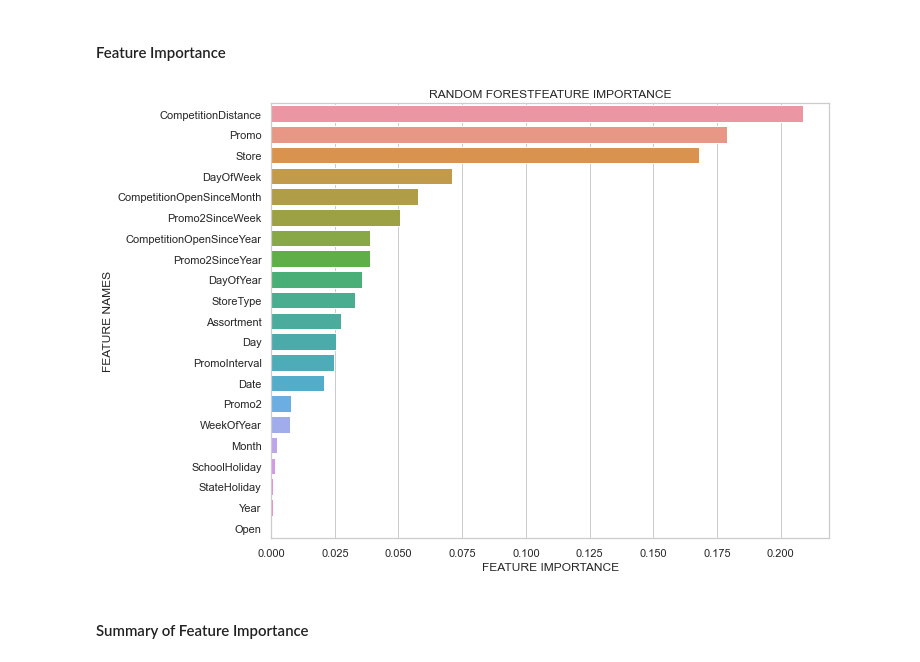
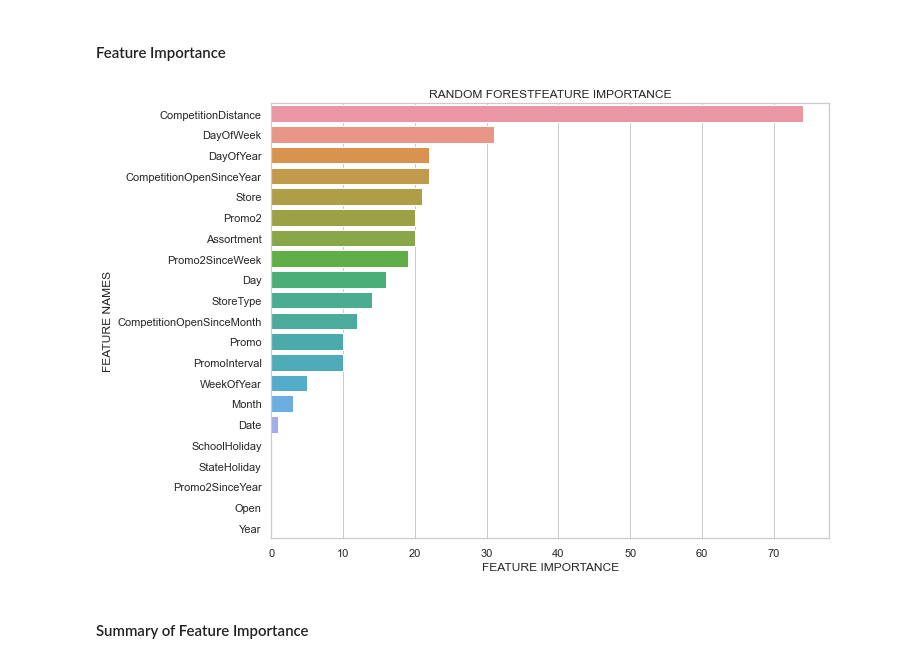
Before and after one commit to bkget/Pharmaceutical-Sales-Prediction, a Jupyter notebook: notebooks/3.ml_prediction.ipynb, the cells around one changed output. Cells and saved outputs as stored; diff of their text form; code cells hidden in the pictures.

```diff
--- a/notebooks/3.ml_prediction.ipynb
+++ b/notebooks/3.ml_prediction.ipynb
@@ -167,0 +227,4 @@ except Exception as e:
+# %%
+# Read the saved model
+
+loaded_model = file_handler.read_model("LGBMRegressor_model 2022-05-29 21-55-16")
@@ -222,9 +288,9 @@ def plot_feature_importance(importance,names,model_type):
     plt.xlabel('FEATURE IMPORTANCE')
     plt.ylabel('FEATURE NAMES')
 # %%
-plot_feature_importance(regressor_validation.feature_importances_,x_train.columns,'RANDOM FOREST')
+plot_feature_importance(loaded_model.feature_importances_,x_train.columns,'RANDOM FOREST')
 # %% [output]
-[figure, old version]
+[figure, new version]
 # %% [markdown]
 #### Summary of Feature Importance
 # %% [markdown]
```
Also changed, not shown: parts of 21 cells of this notebook.
